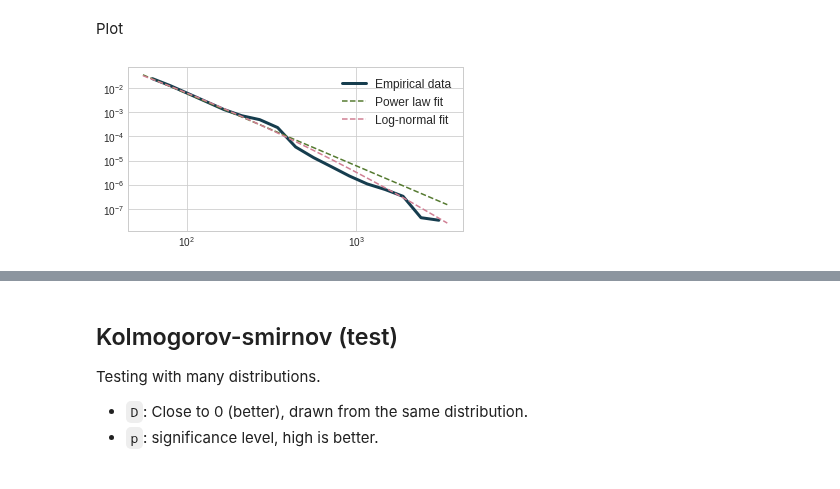
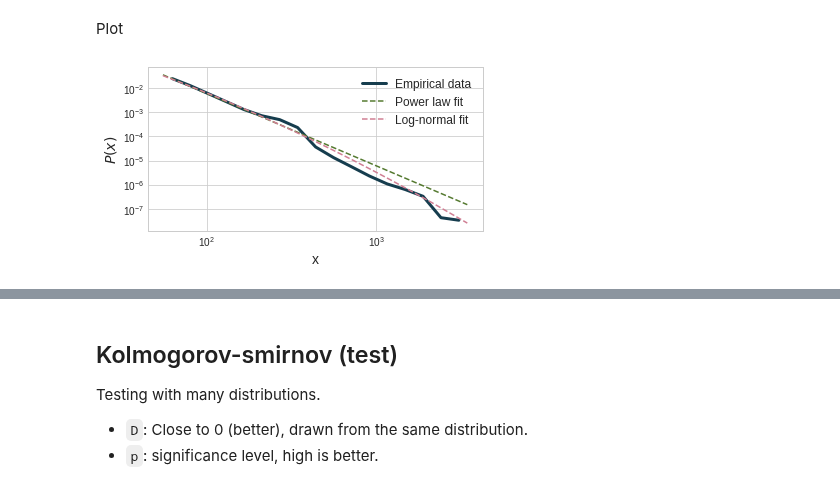
Before and after one commit to leomaurodesenv/smmnet, a Jupyter notebook: jupyter/interactions.ipynb, the cells around one changed output, grey strips where cells are left out. Drawn from its saved outputs; the diff is of its cells as text; code cells hidden in the pictures.

```diff
--- a/jupyter/interactions.ipynb
+++ b/jupyter/interactions.ipynb
@@ -184,19 +184,21 @@ Plot
 # %%
 # plot
 fig, ax = plt.subplots()
 fig_powerlaw = fit.plot_pdf(linewidth=3, color=palette[0], label='Empirical data')
 fit.power_law.plot_pdf(ax=fig_powerlaw, color=palette[1], linestyle='--', label='Power law fit')
 fit.lognormal.plot_pdf(ax=fig_powerlaw, color=palette[2], linestyle='--', label='Log-normal fit')
 
 # texts and labels
+plt.ylabel('$P(x)$', fontsize=fontsize)
+plt.xlabel('x', fontsize=fontsize)
 ax.legend(prop={'size':fontsize-2})
 
 # ticks
 fig.set_size_inches(6, 3, forward=True)
-# plt.savefig('%s/%s.pdf' % (plot_folder, 'interactions-powerlaw-PDF'), dpi=300)
+plt.savefig('%s/%s.pdf' % (plot_folder, 'interactions-powerlaw-PDF'), dpi=300)
 plt.show()
 # %% [output]
-[figure, old version]
+[figure, new version]
 # %%
 # plot
 fig, ax = plt.subplots()
```
Also changed, not shown: parts of 3 cells of this notebook, 3 other files.
